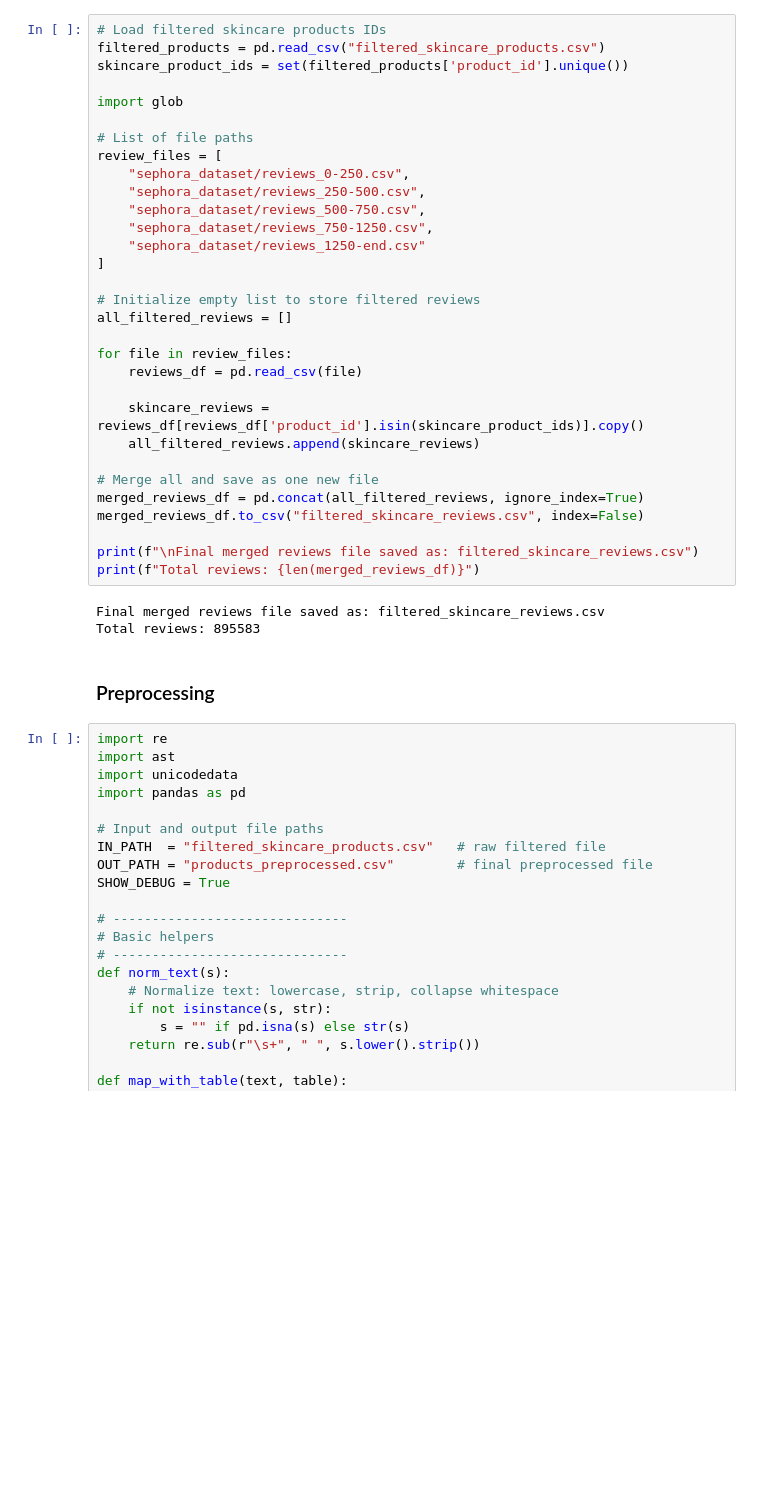
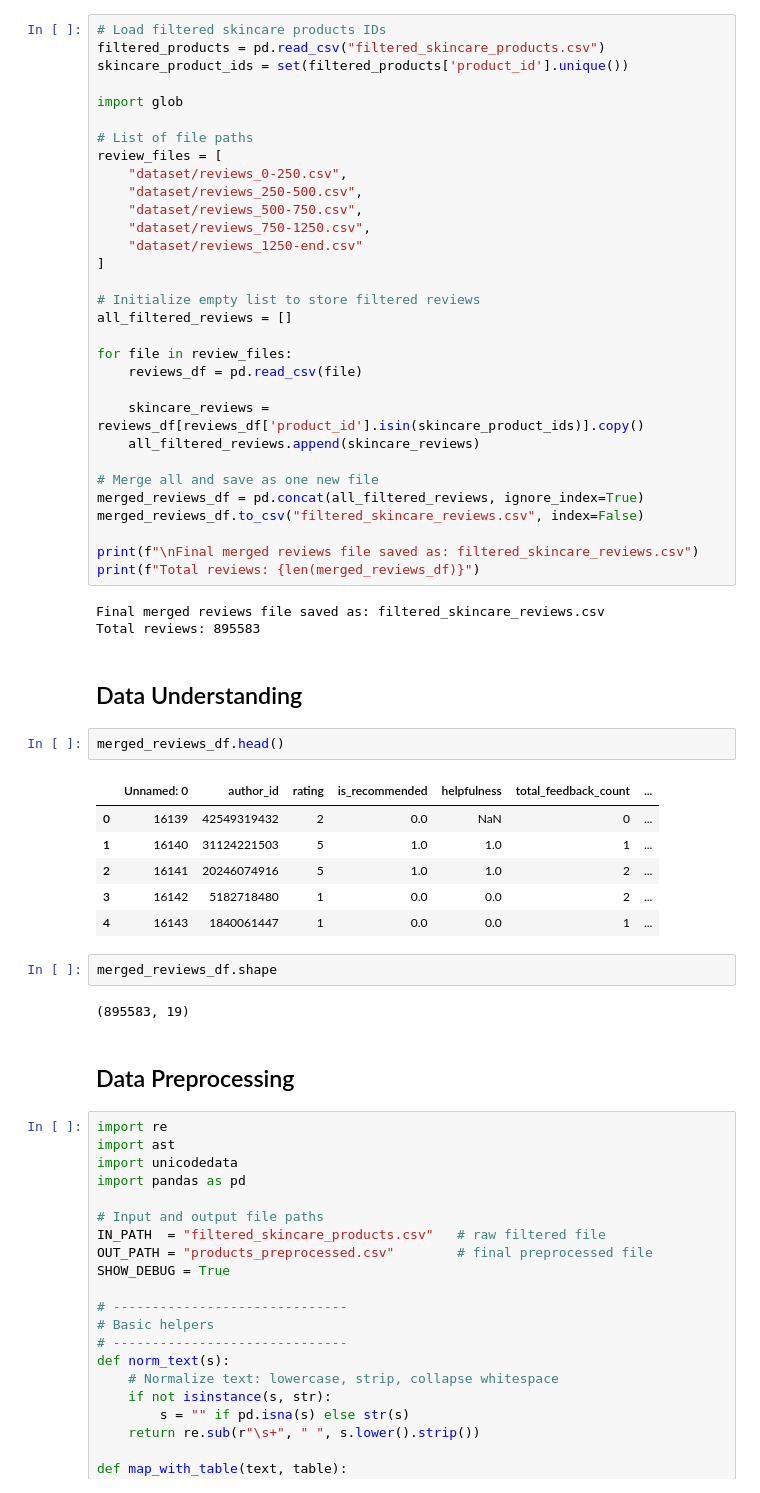
Before and after one commit to jayce04/AI-Assignment, a Jupyter notebook: contentbased.ipynb, the cells around one changed output. Drawn from its saved outputs; the diff is of its cells as text; blank space fills up the shorter version.

```diff
--- a/contentbased.ipynb
+++ b/contentbased.ipynb
@@ -75,11 +70,11 @@ import glob
 
 # List of file paths
 review_files = [
-    "sephora_dataset/reviews_0-250.csv",
-    "sephora_dataset/reviews_250-500.csv",
-    "sephora_dataset/reviews_500-750.csv",
-    "sephora_dataset/reviews_750-1250.csv",
-    "sephora_dataset/reviews_1250-end.csv"
+    "dataset/reviews_0-250.csv",
+    "dataset/reviews_250-500.csv",
+    "dataset/reviews_500-750.csv",
+    "dataset/reviews_750-1250.csv",
+    "dataset/reviews_1250-end.csv"
 ]
 
 # Initialize empty list to store filtered reviews
@@ -100,8 +95,23 @@ print(f"Total reviews: {len(merged_reviews_df)}")
 # %% [output]
 Final merged reviews file saved as: filtered_skincare_reviews.csv
 Total reviews: 895583
+# %% [markdown]
+## Data Understanding
+# %%
+merged_reviews_df.head()
+# %% [output]
+|  | Unnamed: 0 | author_id | rating | is_recommended | helpfulness | total_feedback_count | ... |
+| 0 | 16139 | 42549319432 | 2 | 0.0 | NaN | 0 | ... |
+| 1 | 16140 | 31124221503 | 5 | 1.0 | 1.0 | 1 | ... |
+| 2 | 16141 | 20246074916 | 5 | 1.0 | 1.0 | 2 | ... |
+| 3 | 16142 | 5182718480 | 1 | 0.0 | 0.0 | 2 | ... |
+| 4 | 16143 | 1840061447 | 1 | 0.0 | 0.0 | 1 | ... |
+# %%
+merged_reviews_df.shape
+# %% [output]
+(895583, 19)
 # %% [markdown]
-### Preprocessing
+## Data Preprocessing
 # %%
 import re
 import ast
```
Also changed, not shown: parts of 23 cells of this notebook, 1 other file.
